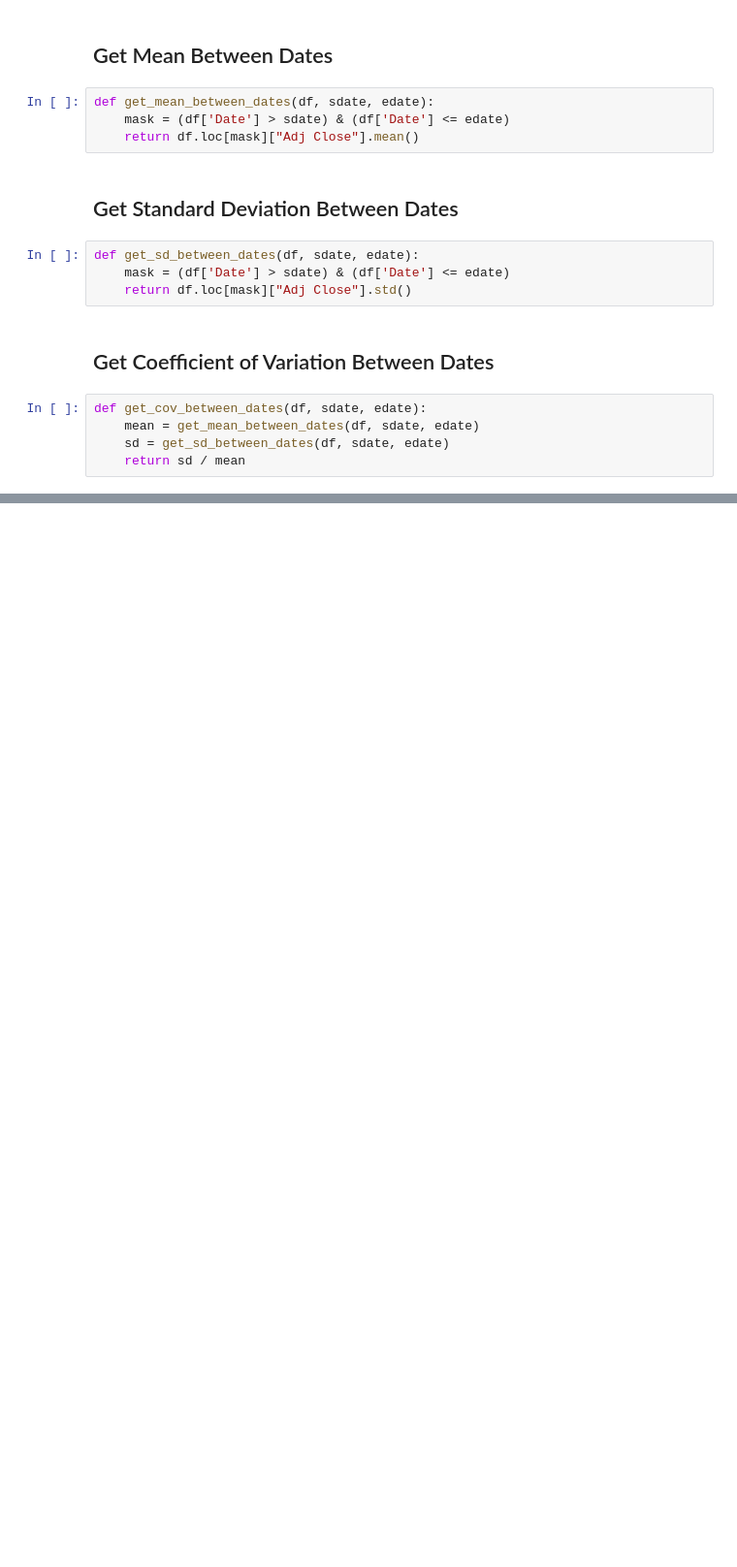
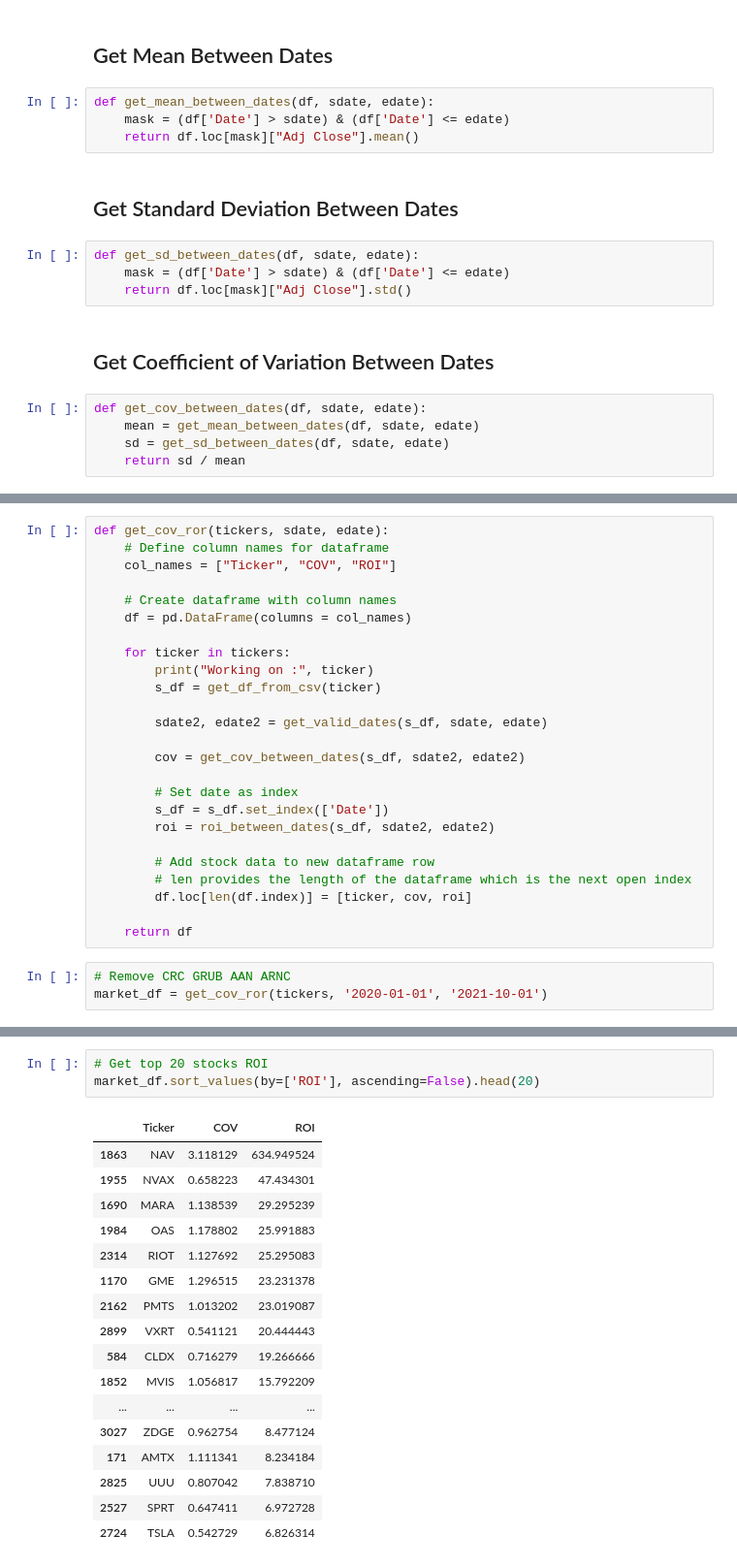
Before and after one commit to rayaroun/Stock-Portfolio-Risk-Analysis, a Jupyter notebook: Notebook3.ipynb, the cells around one changed output, grey strips where cells are left out. Shown at 97% size. Drawn from its saved outputs; the diff is of its cells as text; blank space fills up the shorter version.

```diff
--- a/Notebook3.ipynb
+++ b/Notebook3.ipynb
@@ -134,0 +170,28 @@ def get_cov_between_dates(df, sdate, edate):
+# %%
+def get_cov_ror(tickers, sdate, edate):
+    # Define column names for dataframe
+    col_names = ["Ticker", "COV", "ROI"]
+
+    # Create dataframe with column names
+    df = pd.DataFrame(columns = col_names)
+
+    for ticker in tickers:
+        print("Working on :", ticker)
+        s_df = get_df_from_csv(ticker)
+
+        sdate2, edate2 = get_valid_dates(s_df, sdate, edate)
+
+        cov = get_cov_between_dates(s_df, sdate2, edate2)
+
+        # Set date as index
+        s_df = s_df.set_index(['Date'])
+        roi = roi_between_dates(s_df, sdate2, edate2)
+
+        # Add stock data to new dataframe row
+        # len provides the length of the dataframe which is the next open index
+        df.loc[len(df.index)] = [ticker, cov, roi]
+
+    return df
+# %%
+# Remove CRC GRUB AAN ARNC
+market_df = get_cov_ror(tickers, '2020-01-01', '2021-10-01')
@@ -134,0 +216,21 @@ def get_cov_between_dates(df, sdate, edate):
+# %%
+# Get top 20 stocks ROI
+market_df.sort_values(by=['ROI'], ascending=False).head(20)
+# %% [output]
+|  | Ticker | COV | ROI |
+| 1863 | NAV | 3.118129 | 634.949524 |
+| 1955 | NVAX | 0.658223 | 47.434301 |
+| 1690 | MARA | 1.138539 | 29.295239 |
+| 1984 | OAS | 1.178802 | 25.991883 |
+| 2314 | RIOT | 1.127692 | 25.295083 |
+| 1170 | GME | 1.296515 | 23.231378 |
+| 2162 | PMTS | 1.013202 | 23.019087 |
+| 2899 | VXRT | 0.541121 | 20.444443 |
+| 584 | CLDX | 0.716279 | 19.266666 |
+| 1852 | MVIS | 1.056817 | 15.792209 |
+| ... | ... | ... | ... |
+| 3027 | ZDGE | 0.962754 | 8.477124 |
+| 171 | AMTX | 1.111341 | 8.234184 |
+| 2825 | UUU | 0.807042 | 7.838710 |
+| 2527 | SPRT | 0.647411 | 6.972728 |
+| 2724 | TSLA | 0.542729 | 6.826314 |
```
Also changed, not shown: parts of 17 cells of this notebook, 4 other files.
